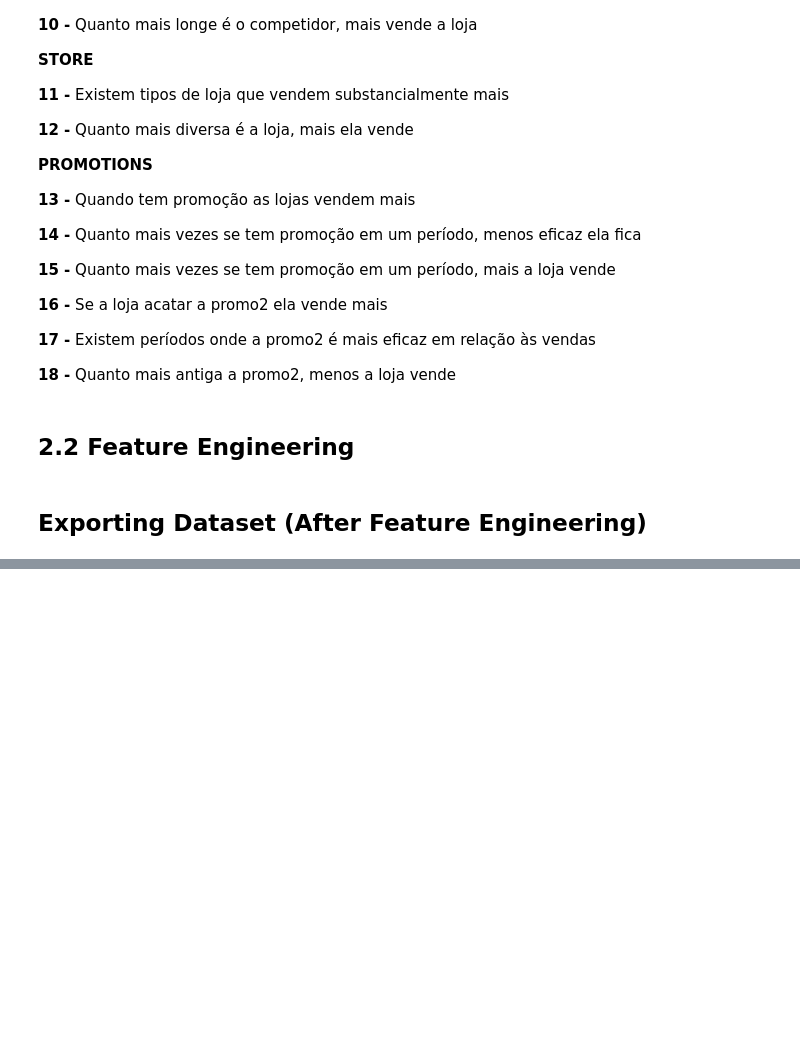
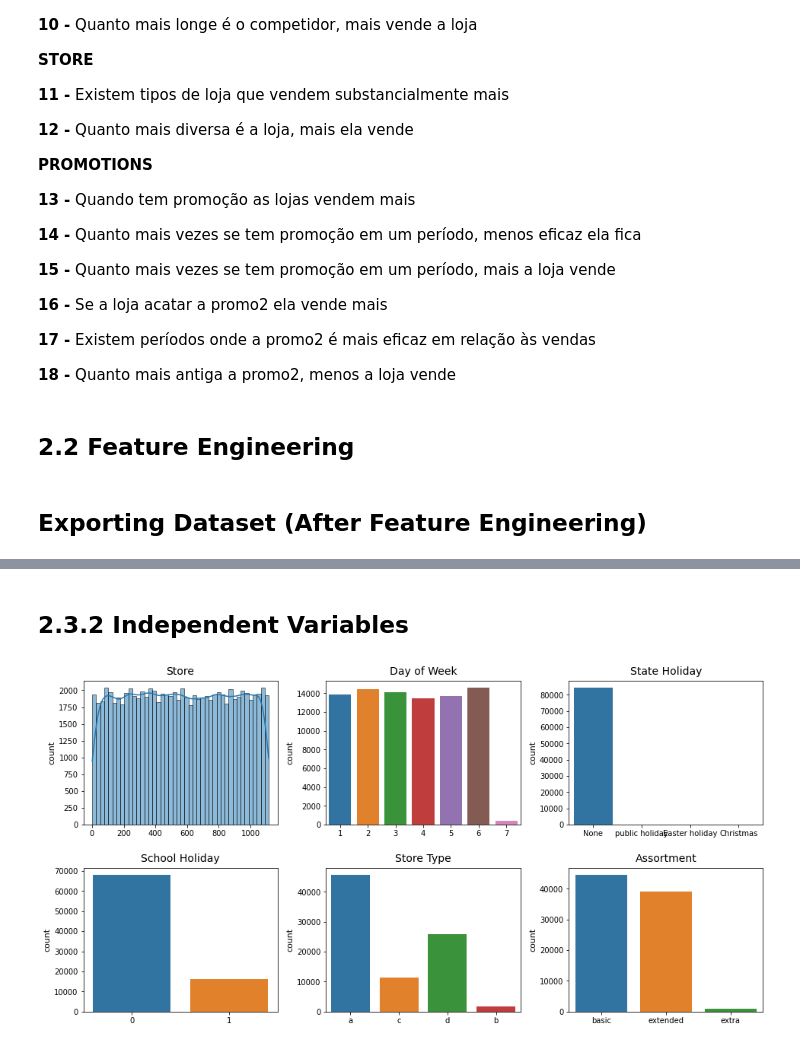
Before and after one commit to raposofrct/Sales-Prediction, a Jupyter notebook: notebook.ipynb, the cells around one changed output, grey strips where cells are left out. Drawn from its saved outputs; the diff is of its cells as text; code cells hidden in the pictures; blank space fills up the shorter version.

```diff
--- a/notebook.ipynb
+++ b/notebook.ipynb
@@ -491,0 +518,2 @@ dados = pd.read_csv('data_feature_engineering')
+# %% [markdown]
+## 2.3.2 Independent Variables
@@ -491,0 +522,44 @@ dados = pd.read_csv('data_feature_engineering')
+# %%
+plt.figure(figsize=(16,8))
+plt.subplots_adjust(hspace=0.3,wspace=0.25)
+
+plt.subplot(2,3,1)
+ax = sns.histplot(dados['store'],kde=True)
+ax.set_title('Store',size=14,pad=8)
+ax.set_xlabel('')
+ax.set_ylabel('count',size=11)
+
+plt.subplot(2,3,2)
+ax = sns.countplot(dados['day_of_week'])
+ax.set_title('Day of Week',size=14,pad=8)
+ax.set_xlabel('')
+ax.set_ylabel('count',size=11)
+
+plt.subplot(2,3,3)
+ax = sns.countplot(dados['state_holiday'])
+ax.set_title('State Holiday',size=14,pad=8)
+ax.set_xlabel('')
+ax.set_ylabel('count',size=11)
+
+plt.subplot(2,3,4)
+ax = sns.countplot(dados['school_holiday'])
+ax.set_title('School Holiday',size=14,pad=8)
+ax.set_xlabel('')
+ax.set_ylabel('count',size=11)
+
+plt.subplot(2,3,5)
+ax = sns.countplot(dados['store_type'])
+ax.set_title('Store Type',size=14,pad=8)
+ax.set_xlabel('')
+ax.set_ylabel('count',size=11)
+
+plt.subplot(2,3,6)
+ax = sns.countplot(dados['assortment'])
+ax.set_title('Assortment',size=14,pad=8)
+ax.set_xlabel('')
+ax.set_ylabel('count',size=11)
+
+
+plt.show()
+# %% [output]
+[figure, added]
```
Also changed, not shown: parts of 23 cells of this notebook.
